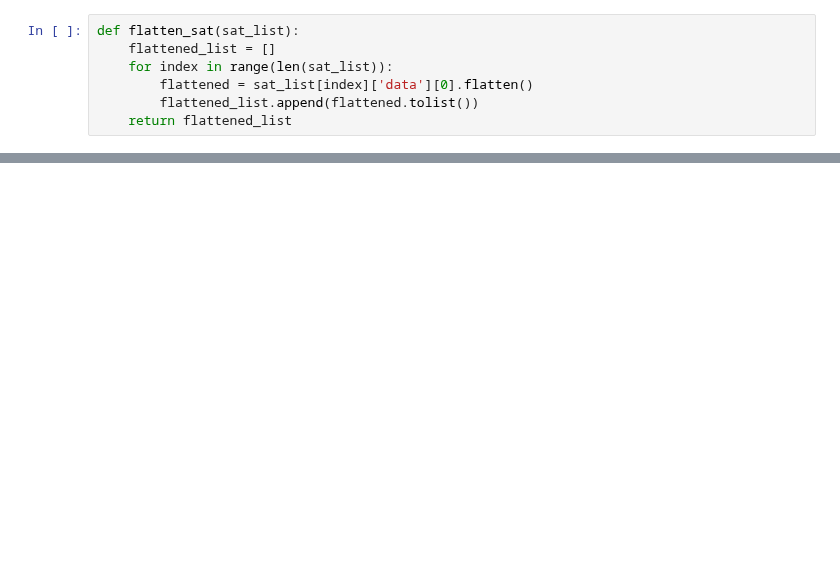
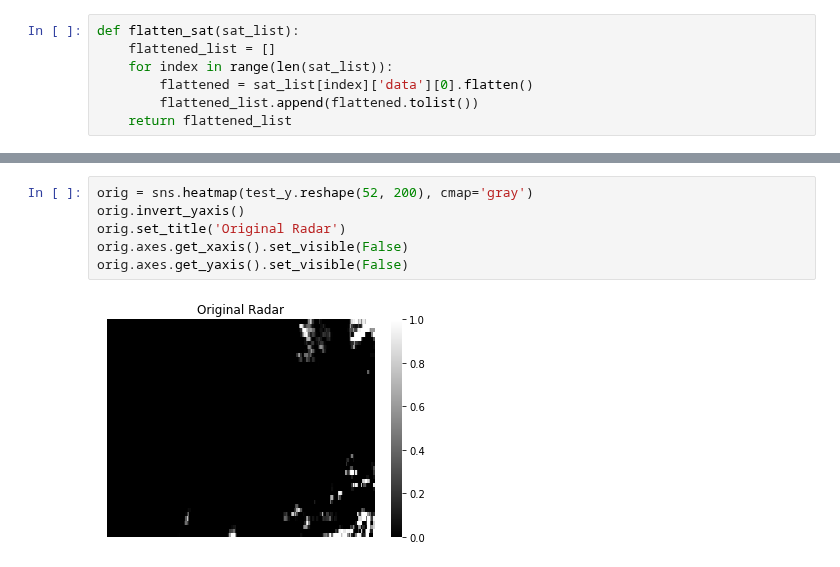
Before and after one commit to yuanzhou15/capstone-weather, a Jupyter notebook: yuan/Untitled.ipynb, the cells around one changed output, grey strips where cells are left out. Cells and saved outputs as stored; diff of their text form; blank space fills up the shorter version.

```diff
--- a/yuan/Untitled.ipynb
+++ b/yuan/Untitled.ipynb
@@ -210 +216,9 @@ plt.imshow(test_y.reshape(52, 200), cmap='gray', origin='lower')
+# %%
+orig = sns.heatmap(test_y.reshape(52, 200), cmap='gray')
+orig.invert_yaxis()
+orig.set_title('Original Radar')
+orig.axes.get_xaxis().set_visible(False)
+orig.axes.get_yaxis().set_visible(False)
+# %% [output]
+[figure, added]
 # %%
```
Also changed, not shown: parts of 28 cells of this notebook.
